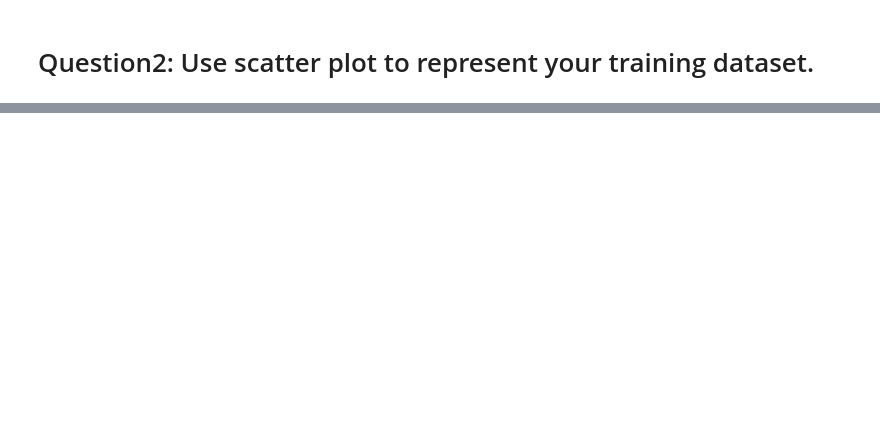
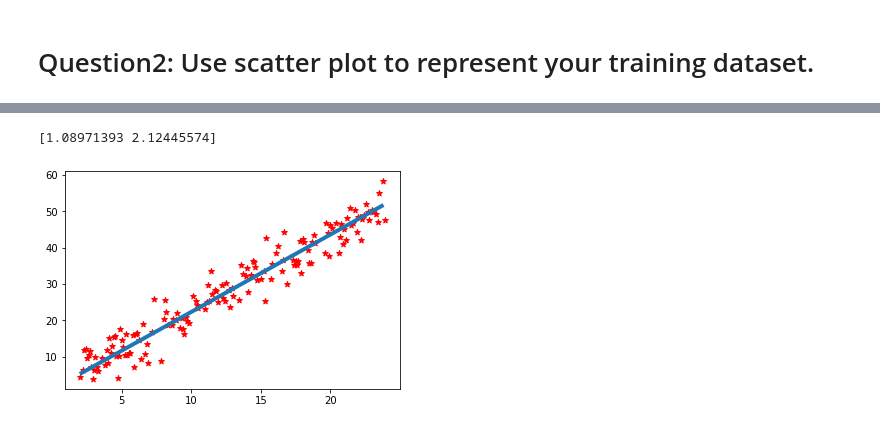
Before and after one commit to Imraneouelfaquir98/ML-Project-Regression, a Jupyter notebook: Regression.ipynb, the cells around one changed output, grey strips where cells are left out. Cells and saved outputs as stored; diff of their text form; code cells hidden in the pictures; blank space fills up the shorter version.

```diff
--- a/Regression.ipynb
+++ b/Regression.ipynb
@@ -102,0 +179,6 @@ plt.scatter(training_dataset['x'], training_dataset['y'], c = 'red', marker = '*
+# %%
+# RMSE
+plot_h(w_optim_RMSE)
+# %% [output]
+[1.08971393 2.12445574]
+[figure, added]
```
Also changed, not shown: parts of 31 cells of this notebook, 1 other file.
